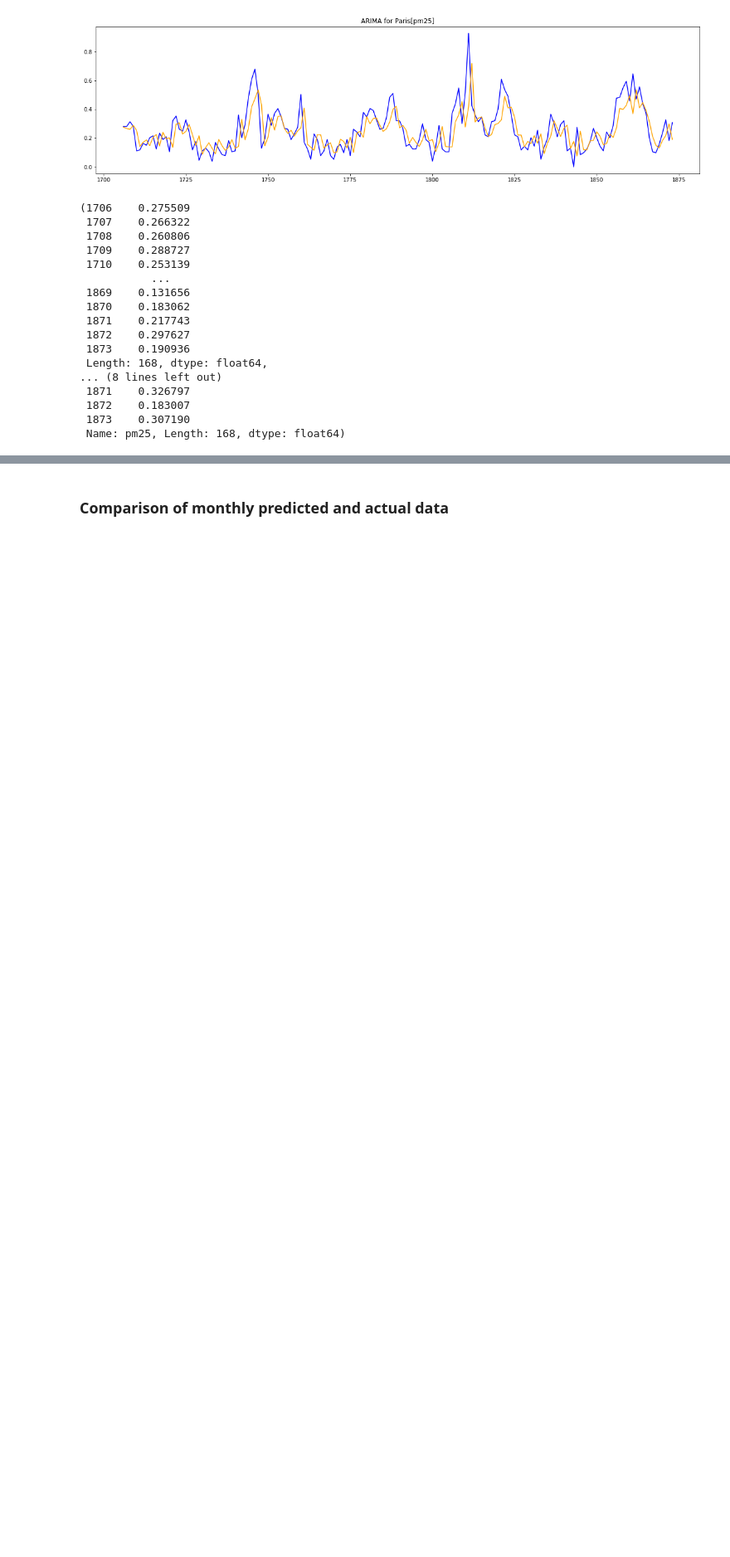
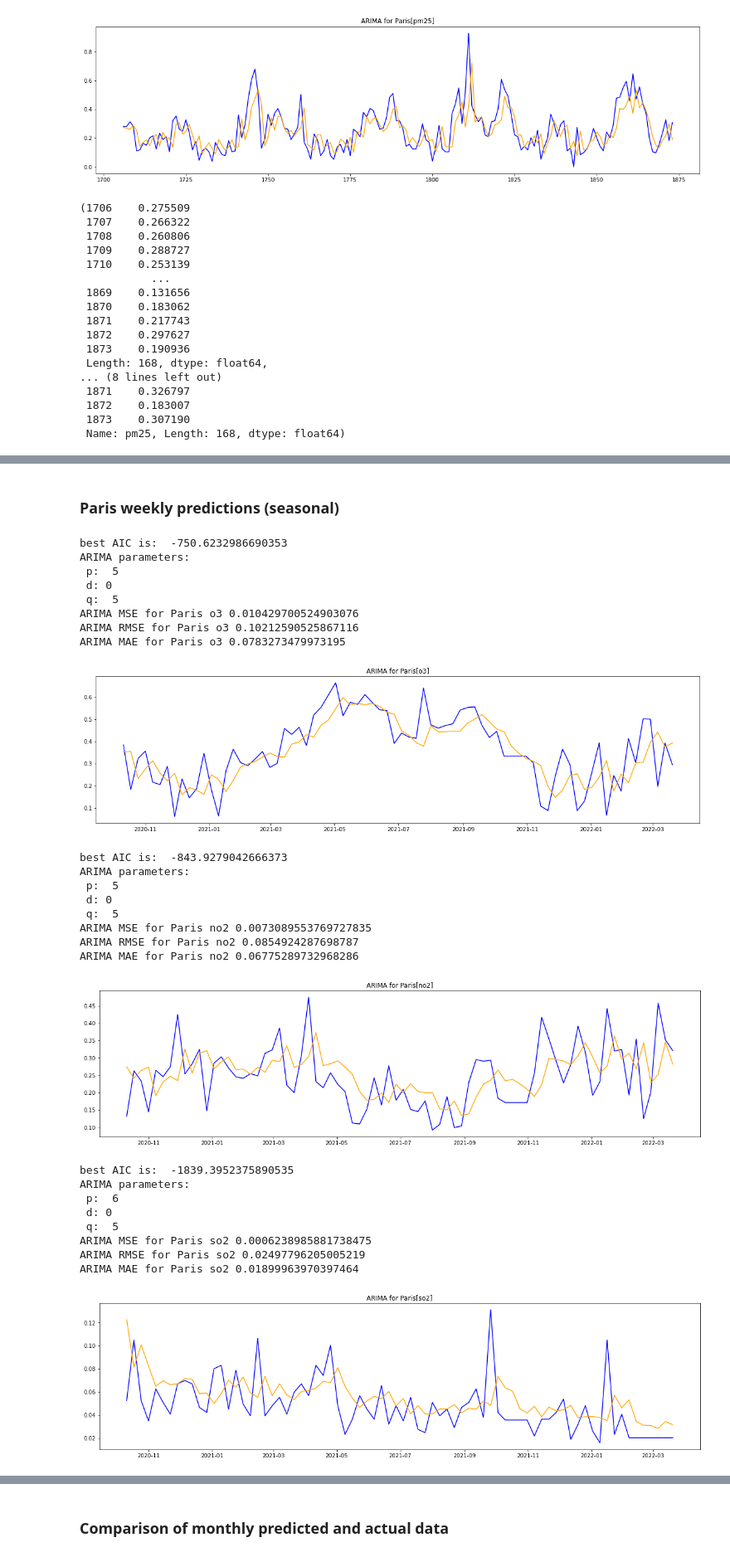
Before and after one commit to pbiti/Air-Pollution-Prediction_diploma-thesis, a Jupyter notebook: Paris/Paris_ARIMA.ipynb, the cells around one changed output, grey strips where cells are left out. Shown at 83% size. Saved outputs shown, nothing was run; the diff lists cells and outputs as text; code cells hidden in the pictures; blank space fills up the shorter version.

```diff
--- a/Paris/Paris_ARIMA.ipynb
+++ b/Paris/Paris_ARIMA.ipynb
@@ -344,7 +346,7 @@ warnings.filterwarnings('ignore')
 def arima_grid_search(df, pollutant):
 
     p = q = range(5,11)
-    d = [0]
+    d = range(0,3)
     pdq = list(itertools.product(p,d,q)) # gets all possible combinations of p, d, and q
     combs = {}
     aics = []
@@ -657,0 +524,44 @@ ARIMA MAE for Paris[PM25]:0.10039556239946423
+# %% [markdown]
+### Paris weekly predictions (seasonal)
+# %%
+Paris_Data.index = pd.to_datetime(Paris_Data.index)
+Paris_weekly = Paris_Data.resample("1w").mean().bfill()
+
+#O3
+arima_grid_search(Paris_weekly['o3'], 'o3')
+#NO2
+arima_grid_search(Paris_weekly['no2'], 'no2')
+#SO2
+arima_grid_search(Paris_weekly['so2'], 'so2')
+#PM10
+arima_grid_search(Paris_weekly['pm10'], 'pm10')
+#PM25
+arima_grid_search(Paris_weekly['pm25'], 'pm25')
+# %% [output]
+best AIC is:  -750.6232986690353
+ARIMA parameters:
+ p:  5
+ d: 0
+ q:  5
+ARIMA MSE for Paris o3 0.010429700524903076
+ARIMA RMSE for Paris o3 0.10212590525867116
+ARIMA MAE for Paris o3 0.0783273479973195
+[figure, added]
+best AIC is:  -843.9279042666373
+ARIMA parameters:
+ p:  5
+ d: 0
+ q:  5
+ARIMA MSE for Paris no2 0.0073089553769727835
+ARIMA RMSE for Paris no2 0.0854924287698787
+ARIMA MAE for Paris no2 0.06775289732968286
+[figure, added]
+best AIC is:  -1839.3952375890535
+ARIMA parameters:
+ p:  6
+ d: 0
+ q:  5
+ARIMA MSE for Paris so2 0.0006238985881738475
+ARIMA RMSE for Paris so2 0.02497796205005219
+ARIMA MAE for Paris so2 0.01899963970397464
+[figure, added]
```
Also changed, not shown: parts of 9 cells of this notebook, 3 other files.
